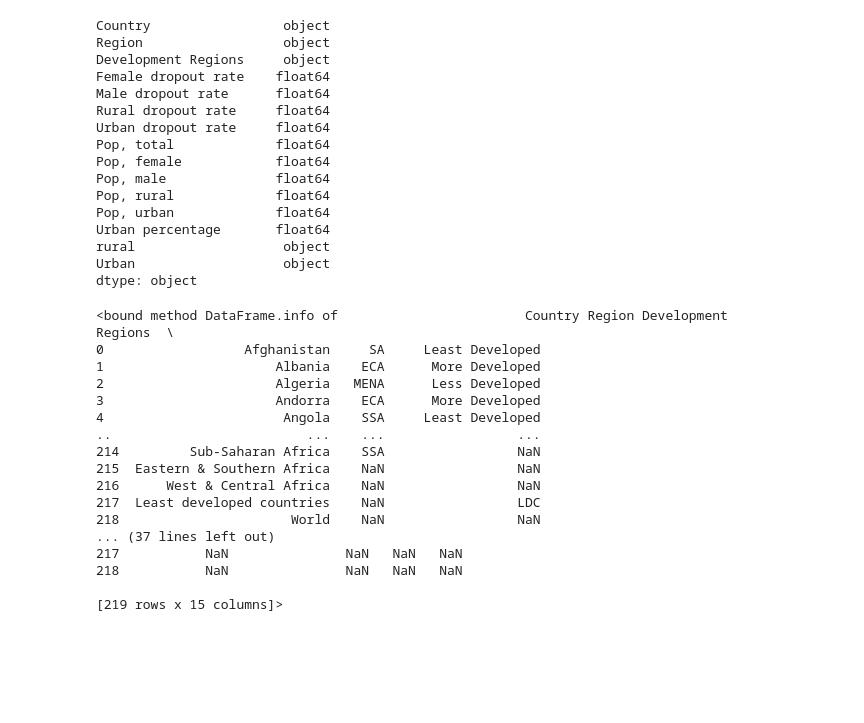
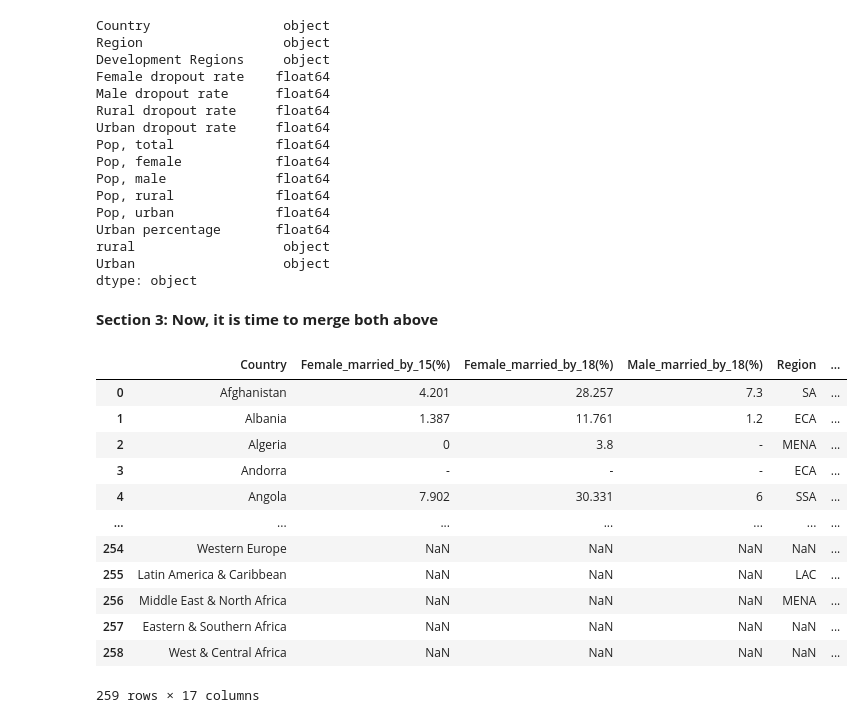
Before and after one commit to shimjide123/datman, a Jupyter notebook: PS2_Yu_Nong.ipynb, the cells around one changed output. Saved outputs shown, nothing was run; the diff lists cells and outputs as text; code cells hidden in the pictures; blank space fills up the shorter version.

```diff
--- a/PS2_Yu_Nong.ipynb
+++ b/PS2_Yu_Nong.ipynb
@@ -242,23 +242,5 @@ Urban percentage       float64
 rural                   object
 Urban                   object
 dtype: object
-# %%
-dropout.info
-# %% [output]
-<bound method DataFrame.info of                        Country Region Development Regions  \
-0                  Afghanistan     SA     Least Developed
-1                      Albania    ECA      More Developed
-2                      Algeria   MENA      Less Developed
-3                      Andorra    ECA      More Developed
-4                       Angola    SSA     Least Developed
-..                         ...    ...                 ...
-214         Sub-Saharan Africa    SSA                 NaN
-215  Eastern & Southern Africa    NaN                 NaN
-216      West & Central Africa    NaN                 NaN
-217  Least developed countries    NaN                 LDC
-218                      World    NaN                 NaN
-... (37 lines left out)
-217           NaN               NaN   NaN   NaN
-218           NaN               NaN   NaN   NaN
-
-[219 rows x 15 columns]>
+# %% [markdown]
+**Section 3: Now, it is time to merge both above**
@@ -264,0 +249,17 @@ dropout.info
+# %%
+mergedOuter = pd.merge(Marriage, dropout, how='outer', on=['Country'],indicator=True) #outer=keep all
+mergedOuter
+# %% [output]
+|  | Country | Female_married_by_15(%) | Female_married_by_18(%) | Male_married_by_18(%) | Region | ... |
+| 0 | Afghanistan | 4.201 | 28.257 | 7.3 | SA | ... |
+| 1 | Albania | 1.387 | 11.761 | 1.2 | ECA | ... |
+| 2 | Algeria | 0 | 3.8 | - | MENA | ... |
+| 3 | Andorra | - | - | - | ECA | ... |
+| 4 | Angola | 7.902 | 30.331 | 6 | SSA | ... |
+| ... | ... | ... | ... | ... | ... | ... |
+| 254 | Western Europe | NaN | NaN | NaN | NaN | ... |
+| 255 | Latin America & Caribbean | NaN | NaN | NaN | LAC | ... |
+| 256 | Middle East & North Africa | NaN | NaN | NaN | MENA | ... |
+| 257 | Eastern & Southern Africa | NaN | NaN | NaN | NaN | ... |
+| 258 | West & Central Africa | NaN | NaN | NaN | NaN | ... |
+259 rows × 17 columns
```
Also changed, not shown: parts of 11 cells of this notebook.
